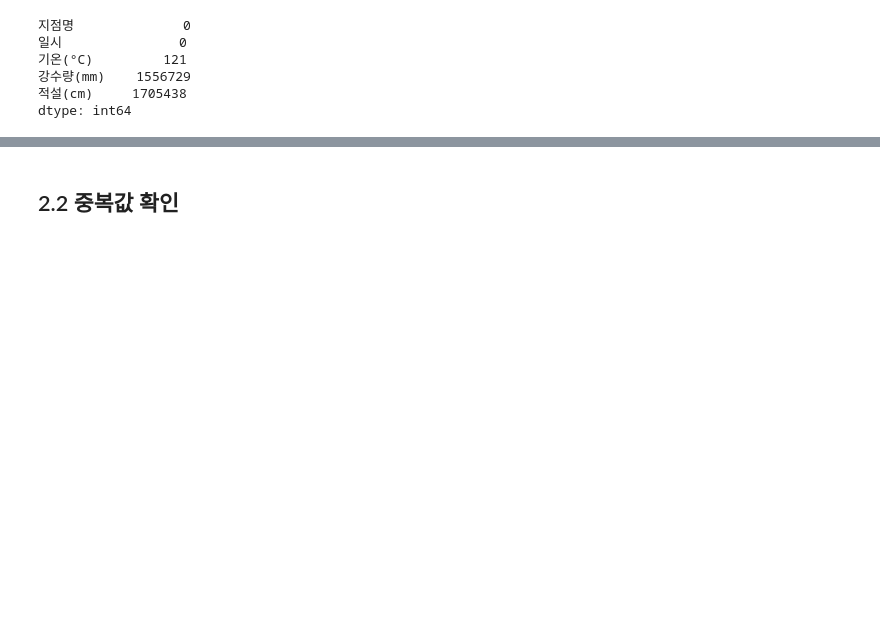
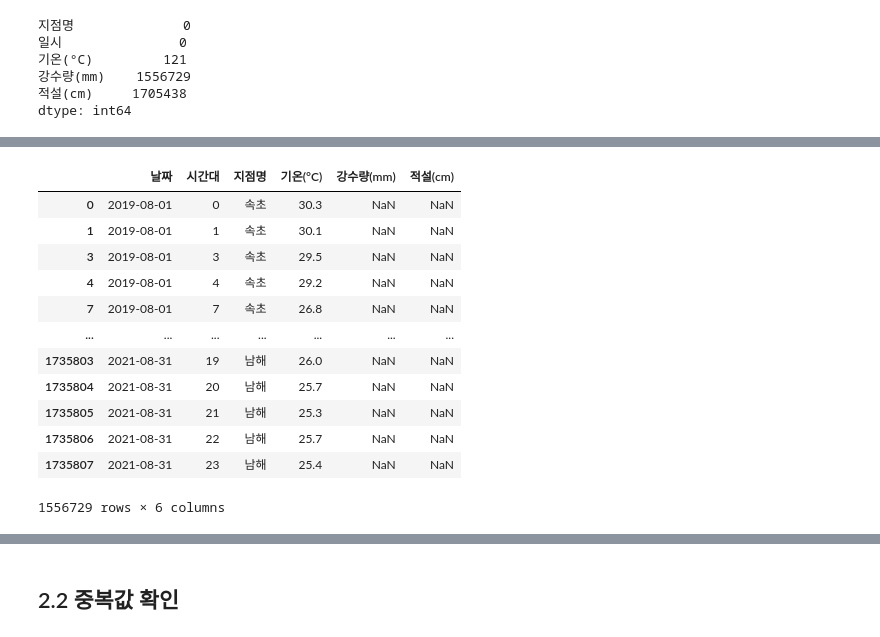
Before and after one commit to wish0728/Elice_teamproject2_team11_delivery, a Jupyter notebook: data-analysis/EDA/dahye_날씨데이터.ipynb, the cells around one changed output, grey strips where cells are left out. Cells and saved outputs as stored; diff of their text form; code cells hidden in the pictures; blank space fills up the shorter version.

```diff
--- a/data-analysis/EDA/dahye_날씨데이터.ipynb
+++ b/data-analysis/EDA/dahye_날씨데이터.ipynb
@@ -181,0 +203,16 @@ dtype: int64
+# %%
+weather[weather['강수량(mm)'].isna()]
+# %% [output]
+|  | 날짜 | 시간대 | 지점명 | 기온(°C) | 강수량(mm) | 적설(cm) |
+| 0 | 2019-08-01 | 0 | 속초 | 30.3 | NaN | NaN |
+| 1 | 2019-08-01 | 1 | 속초 | 30.1 | NaN | NaN |
+| 3 | 2019-08-01 | 3 | 속초 | 29.5 | NaN | NaN |
+| 4 | 2019-08-01 | 4 | 속초 | 29.2 | NaN | NaN |
+| 7 | 2019-08-01 | 7 | 속초 | 26.8 | NaN | NaN |
+| ... | ... | ... | ... | ... | ... | ... |
+| 1735803 | 2021-08-31 | 19 | 남해 | 26.0 | NaN | NaN |
+| 1735804 | 2021-08-31 | 20 | 남해 | 25.7 | NaN | NaN |
+| 1735805 | 2021-08-31 | 21 | 남해 | 25.3 | NaN | NaN |
+| 1735806 | 2021-08-31 | 22 | 남해 | 25.7 | NaN | NaN |
+| 1735807 | 2021-08-31 | 23 | 남해 | 25.4 | NaN | NaN |
+1556729 rows × 6 columns
```
Also changed, not shown: parts of 16 cells of this notebook, 2 other files.
